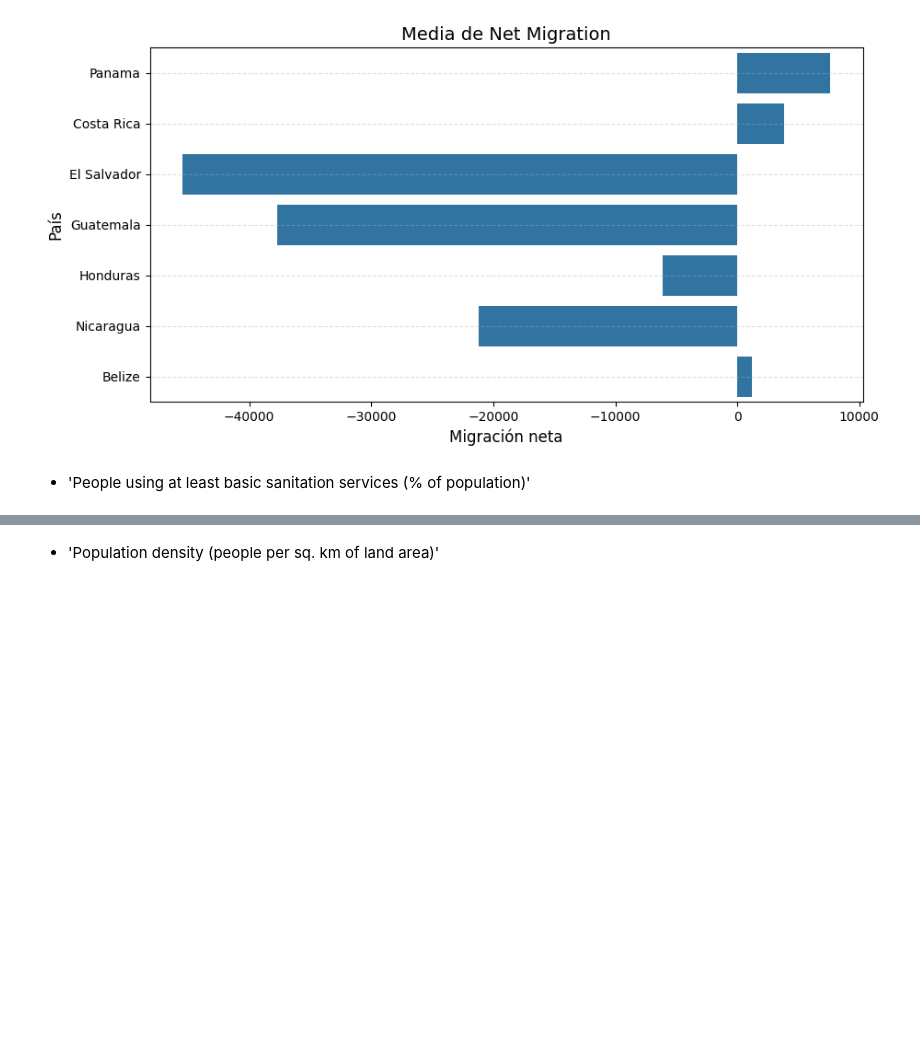
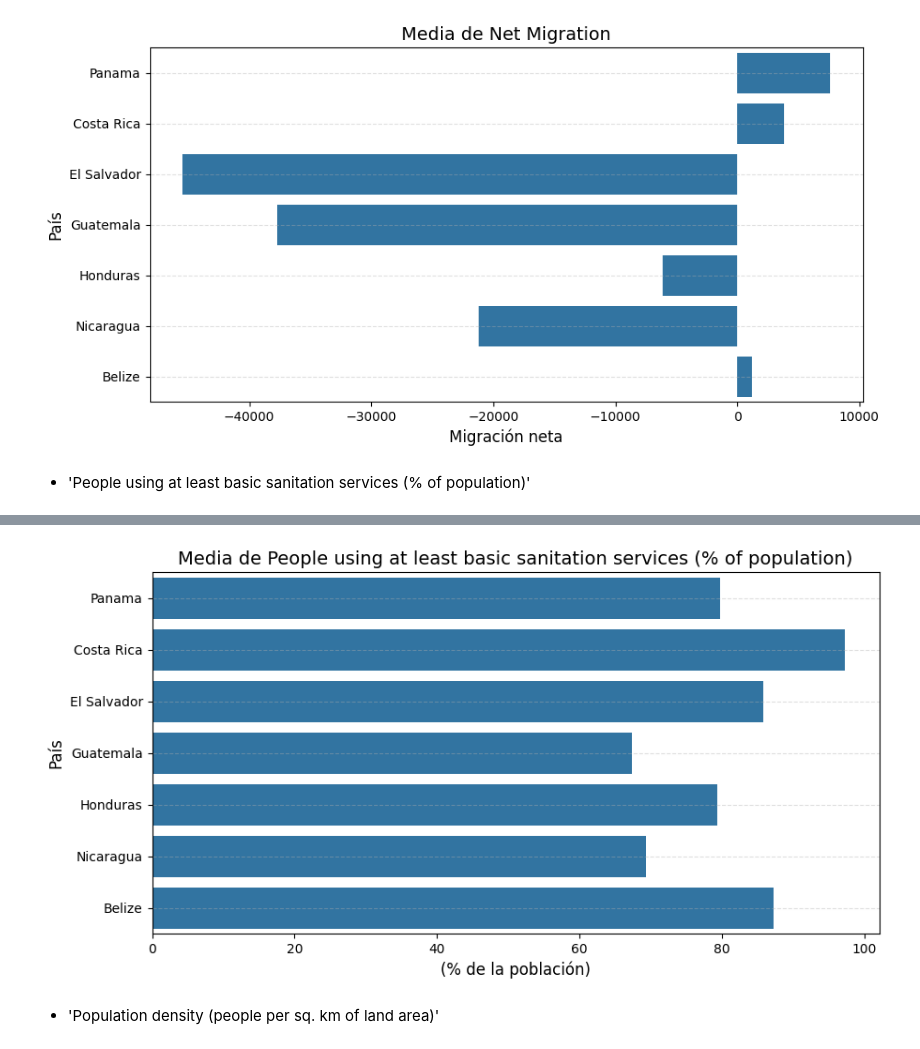
Before and after one commit to KarenSSanchezP/AnalisisLongevidad-AC, a Jupyter notebook: archivo.ipynb, the cells around one changed output, grey strips where cells are left out. Cells and saved outputs as stored; diff of their text form; code cells hidden in the pictures; blank space fills up the shorter version.

```diff
--- a/archivo.ipynb
+++ b/archivo.ipynb
@@ -569,3 +569,12 @@ plt.show()
 [figure]
 # %% [markdown]
 - 	'People using at least basic sanitation services (% of population)'
+# %%
+# seleccionar las filas que contienen el indicador "People using at least basic sanitation services (% of population)"
+dfBasicSanServices = df[df['Indicador'].str.contains('basic sanitation services')]
+# eliminar la columna indicador
+dfBasicSanServices = dfBasicSanServices.drop(columns=['Indicador'])
+# elegimos la columna "País" como index y eliminamos la columna "País"
+dfBasicSanServices.set_index('País', inplace=True)
+# mostramos los datos
+dfBasicSanServices
@@ -571,0 +591,4 @@ plt.show()
+# %%
+# Reemplazar los valores .. por 0 para que sea compatible con el cálculo de la media
+dfBasicSanServices.replace('..', 0, inplace=True)
+dfBasicSanServices
@@ -571,0 +605,6 @@ plt.show()
+# %%
+#convertir todos los datos tipo float
+dfBasicSanServices = dfBasicSanServices.astype(float)
+#reemplazar los valores nulos en la fila 'Nicaragua' por el promedio de los datos de esta
+dfBasicSanServices.replace(0, dfBasicSanServices.iloc[5].mean(), inplace=True)
+dfBasicSanServices
@@ -572,2 +621,18 @@ plt.show()
+# %%
+import matplotlib.pyplot as plt
+import seaborn as sns
+
+dfBasicSanServices = dfBasicSanServices.T.mean() #cambiamos filas por columnas y calculamos la media de cada país
+
+plt.figure(figsize=(10, 5))
+sns.barplot(y=dfBasicSanServices.index, x=dfBasicSanServices)
+
+plt.title('Media de People using at least basic sanitation services (% of population)', fontsize=14)
+plt.ylabel('País', fontsize=12)
+plt.xlabel('(% de la población)', fontsize=12)
+plt.grid(axis='y', linestyle='--', alpha=0.4)
+plt.show()
+# %% [output]
+[figure, added]
 # %% [markdown]
 - 'Population density (people per sq. km of land area)'
```
Also changed, not shown: parts of 6 cells of this notebook.
